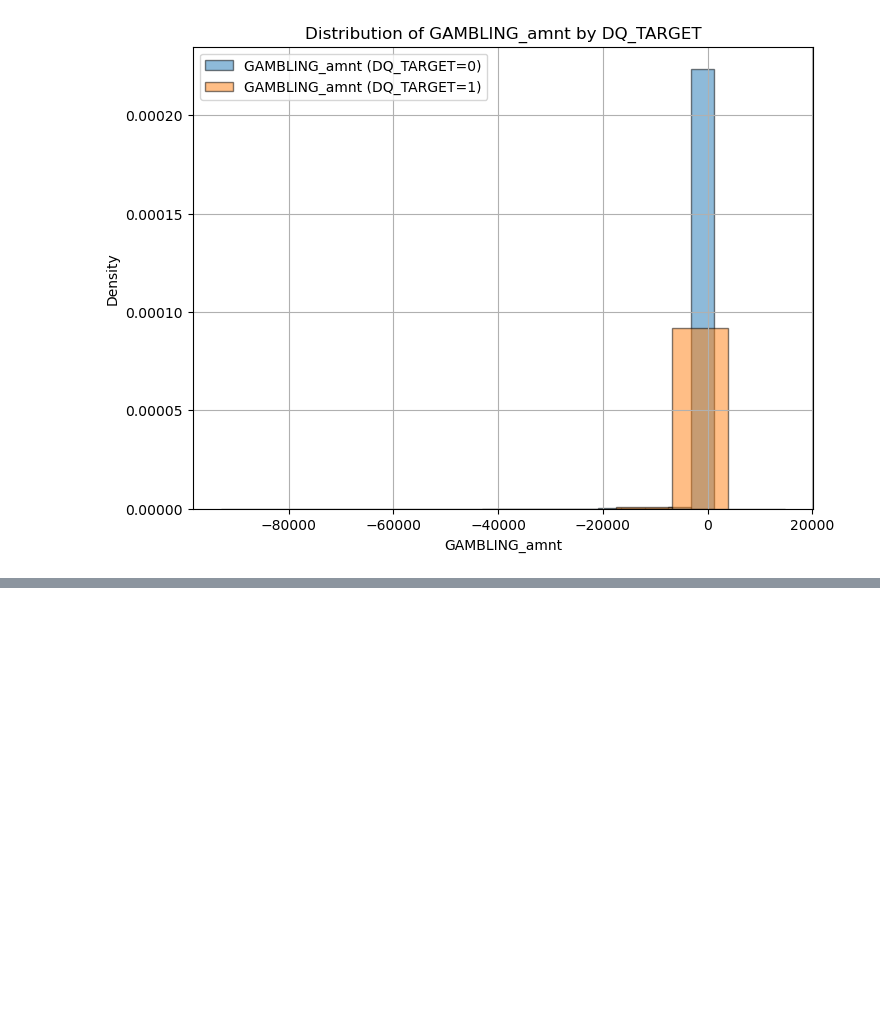
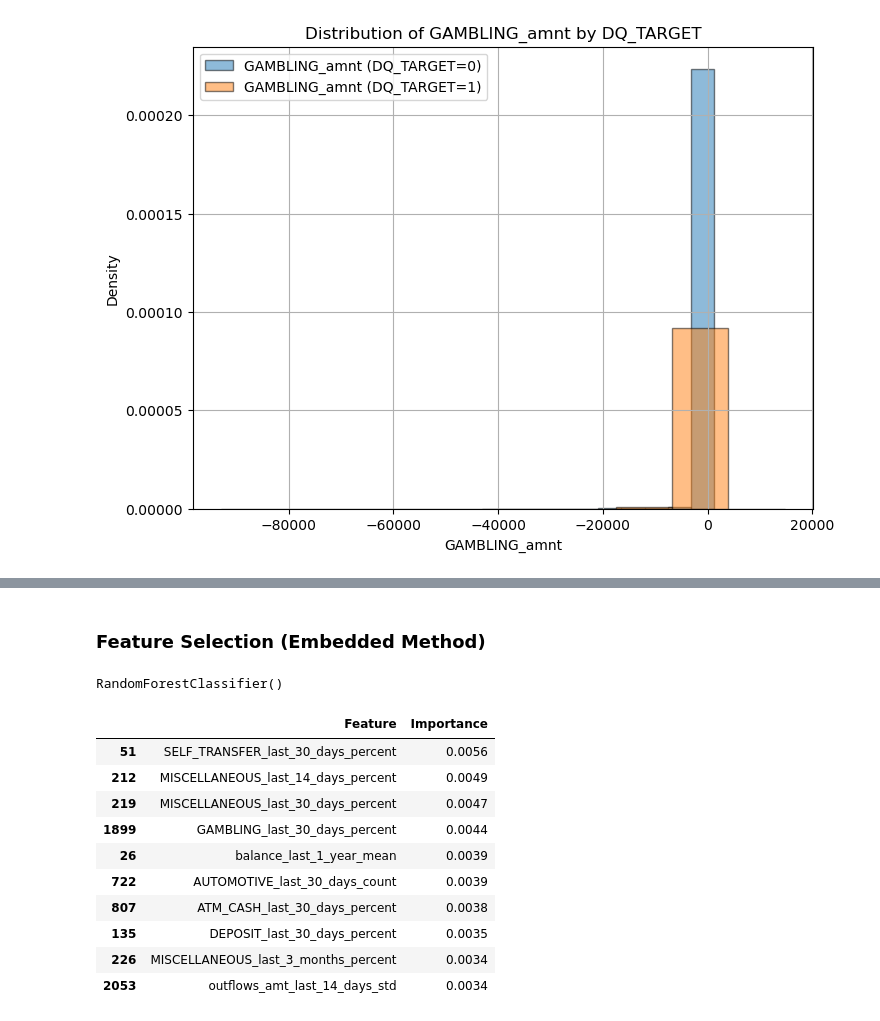
Before and after one commit to danielrmathew/prism-data-credit, a Jupyter notebook: src/notebooks/aman_q2.ipynb, the cells around one changed output, grey strips where cells are left out. Saved outputs shown, nothing was run; the diff lists cells and outputs as text; code cells hidden in the pictures; blank space fills up the shorter version.

```diff
--- a/src/notebooks/aman_q2.ipynb
+++ b/src/notebooks/aman_q2.ipynb
@@ -1329,0 +1464,26 @@ Num of bins = 10
+# %% [markdown]
+### Feature Selection (Embedded Method)
+# %%
+model = RandomForestClassifier()
+model.fit(X, y)
+# %% [output]
+RandomForestClassifier()
+# %%
+feature_importances = model.feature_importances_
+importance_df = pd.DataFrame({"Feature": X.columns, "Importance": feature_importances})
+
+# Sort by importance (descending order)
+importance_df = importance_df.sort_values(by="Importance", ascending=False)
+importance_df.head(10)
+# %% [output]
+|  | Feature | Importance |
+| 51 | SELF_TRANSFER_last_30_days_percent | 0.0056 |
+| 212 | MISCELLANEOUS_last_14_days_percent | 0.0049 |
+| 219 | MISCELLANEOUS_last_30_days_percent | 0.0047 |
+| 1899 | GAMBLING_last_30_days_percent | 0.0044 |
+| 26 | balance_last_1_year_mean | 0.0039 |
+| 722 | AUTOMOTIVE_last_30_days_count | 0.0039 |
+| 807 | ATM_CASH_last_30_days_percent | 0.0038 |
+| 135 | DEPOSIT_last_30_days_percent | 0.0035 |
+| 226 | MISCELLANEOUS_last_3_months_percent | 0.0034 |
+| 2053 | outflows_amt_last_14_days_std | 0.0034 |
```
Also changed, not shown: parts of 27 cells of this notebook.
